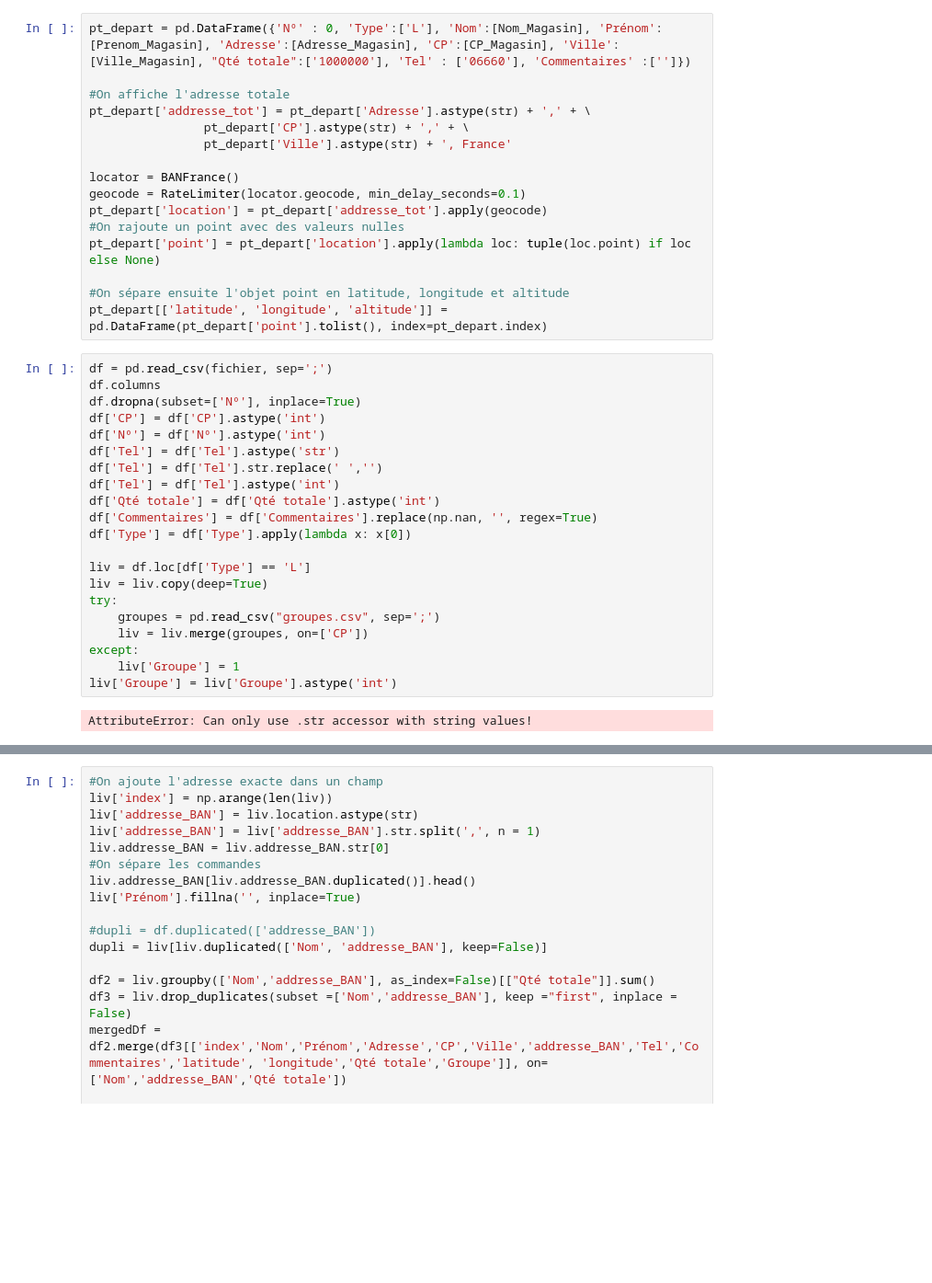
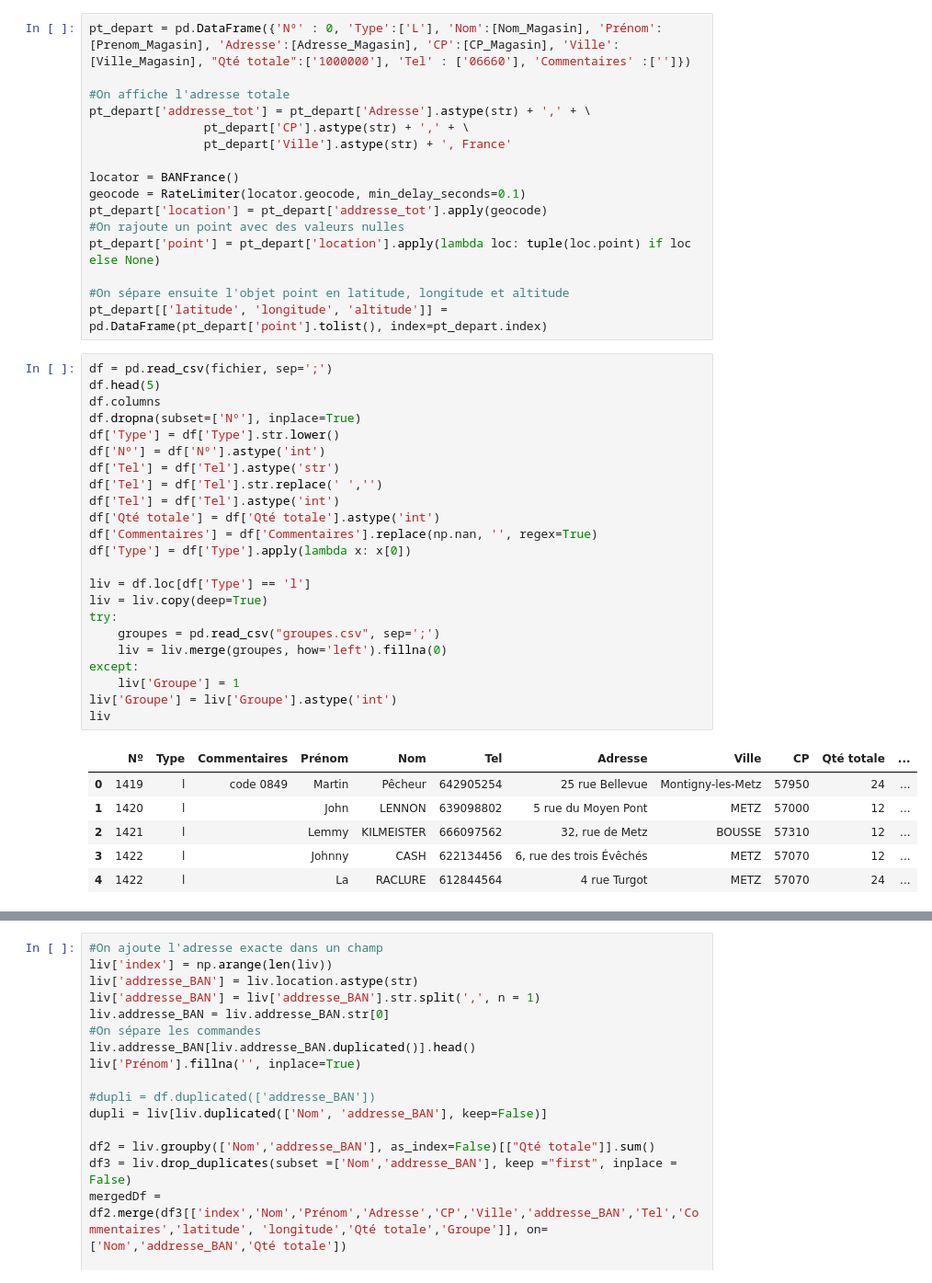
Before and after one commit to chemiskyy/map_delivery, a Jupyter notebook: Clustering.ipynb, the cells around one changed output, grey strips where cells are left out. Shown: that part at 92% size. Drawn from its saved outputs; the diff is of its cells as text; blank space fills up the shorter version.

```diff
--- a/Clustering.ipynb
+++ b/Clustering.ipynb
@@ -99,26 +102,33 @@ pt_depart['point'] = pt_depart['location'].apply(lambda loc: tuple(loc.point) if
 pt_depart[['latitude', 'longitude', 'altitude']] = pd.DataFrame(pt_depart['point'].tolist(), index=pt_depart.index)
 # %%
 df = pd.read_csv(fichier, sep=';')
+df.head(5)
 df.columns
 df.dropna(subset=['Nº'], inplace=True)
-df['CP'] = df['CP'].astype('int')
+df['Type'] = df['Type'].str.lower()
 df['Nº'] = df['Nº'].astype('int')
 df['Tel'] = df['Tel'].astype('str')
 df['Tel'] = df['Tel'].str.replace(' ','')
 df['Tel'] = df['Tel'].astype('int')
 df['Qté totale'] = df['Qté totale'].astype('int')
 df['Commentaires'] = df['Commentaires'].replace(np.nan, '', regex=True)
 df['Type'] = df['Type'].apply(lambda x: x[0])
 
-liv = df.loc[df['Type'] == 'L']
+liv = df.loc[df['Type'] == 'l']
 liv = liv.copy(deep=True)
 try:
     groupes = pd.read_csv("groupes.csv", sep=';')
-    liv = liv.merge(groupes, on=['CP'])
+    liv = liv.merge(groupes, how='left').fillna(0)
 except:
     liv['Groupe'] = 1
 liv['Groupe'] = liv['Groupe'].astype('int')
+liv
 # %% [output]
-AttributeError: Can only use .str accessor with string values!
+|  | Nº | Type | Commentaires | Prénom | Nom | Tel | Adresse | Ville | CP | Qté totale | ... |
+| 0 | 1419 | l | code 0849 | Martin | Pêcheur | 642905254 | 25 rue Bellevue | Montigny-les-Metz | 57950 | 24 | ... |
+| 1 | 1420 | l |  | John | LENNON | 639098802 | 5 rue du Moyen Pont | METZ | 57000 | 12 | ... |
+| 2 | 1421 | l |  | Lemmy | KILMEISTER | 666097562 | 32, rue de Metz | BOUSSE | 57310 | 12 | ... |
+| 3 | 1422 | l |  | Johnny | CASH | 622134456 | 6, rue des trois Évêchés | METZ | 57070 | 12 | ... |
+| 4 | 1422 | l |  | La | RACLURE | 612844564 | 4 rue Turgot | METZ | 57070 | 24 | ... |
 # %%
 #On affiche l'adresse totale
```
Also changed, not shown: parts of 10 cells of this notebook, 1 other file.
